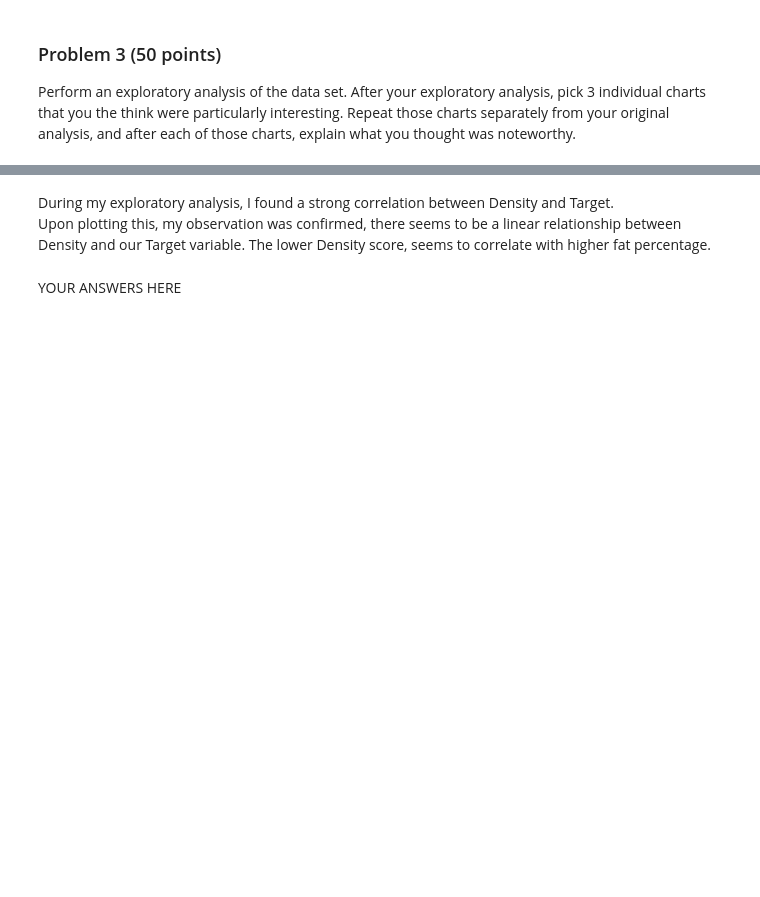
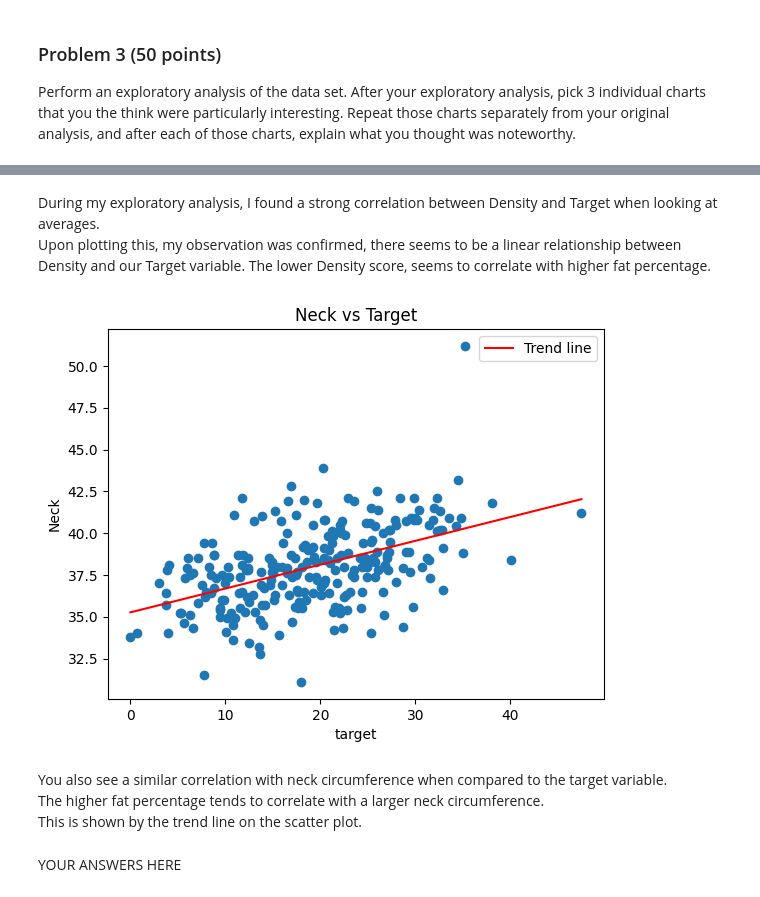
Before and after one commit to JonG-2025/dx602-final-project, a Jupyter notebook: project.ipynb, the cells around one changed output, grey strips where cells are left out. Saved outputs shown, nothing was run; the diff lists cells and outputs as text; code cells hidden in the pictures; blank space fills up the shorter version.

```diff
--- a/project.ipynb
+++ b/project.ipynb
@@ -177,7 +180,29 @@ plt.ylim(.98, 1.11)
 # %% [markdown]
-During my exploratory analysis, I found a strong correlation between Density and Target. <br>
+During my exploratory analysis, I found a strong correlation between Density and Target when looking at averages. <br>
 Upon plotting this, my observation was confirmed, there seems to be a linear relationship between <br>
 Density and our Target variable. The lower Density score, seems to correlate with higher fat percentage.
+# %%
+
+plt.scatter(body_fat_df["target"], body_fat_df["Neck"])
+coefficients = np.polyfit(body_fat_df["target"], body_fat_df["Neck"], 1)
+
+poly_eq = np.poly1d(coefficients)
+x_fit = np.linspace(body_fat_df["target"].min(), body_fat_df["target"].max(), 100)
+y_fit = poly_eq(x_fit)
+
+plt.plot(x_fit, y_fit, color='red', label='Trend line')
+
+plt.title("Neck vs Target")
+plt.xlabel('target')
+plt.ylabel('Neck')
+plt.legend()
+plt.show()
+# %% [output]
+[figure, added]
+# %% [markdown]
+You also see a similar correlation with neck circumference when compared to the target variable.<br>
+The higher fat percentage tends to correlate with a larger neck circumference.<br>
+This is shown by the trend line on the scatter plot.
 # %% [markdown]
 YOUR ANSWERS HERE
 # %% [markdown]
```
Also changed, not shown: parts of 3 cells of this notebook.
